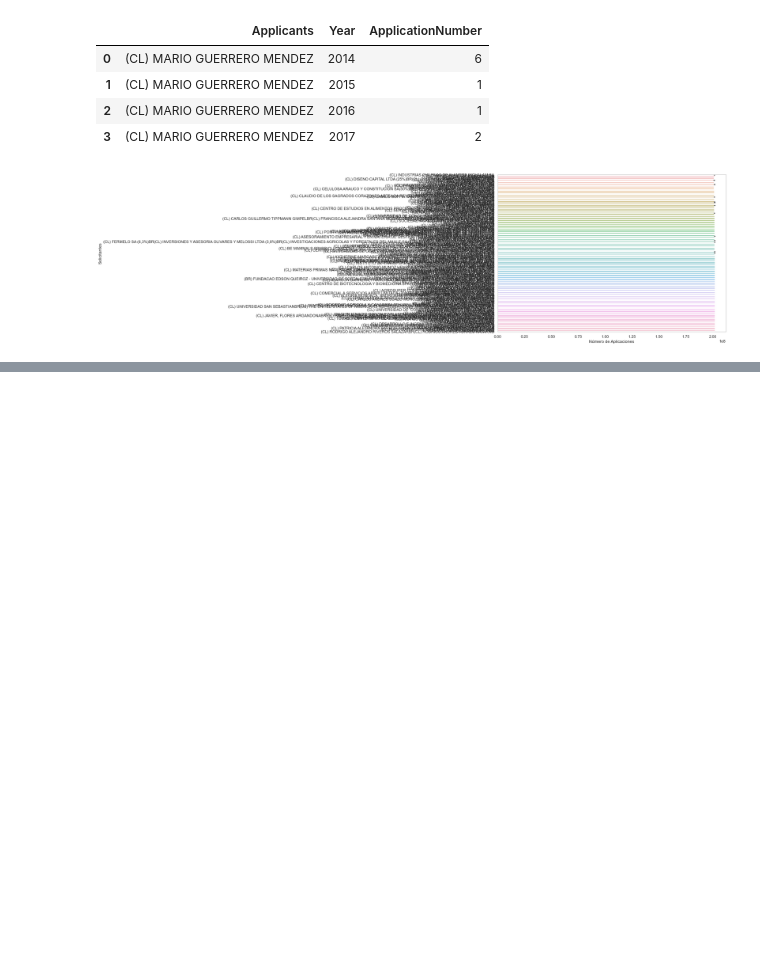
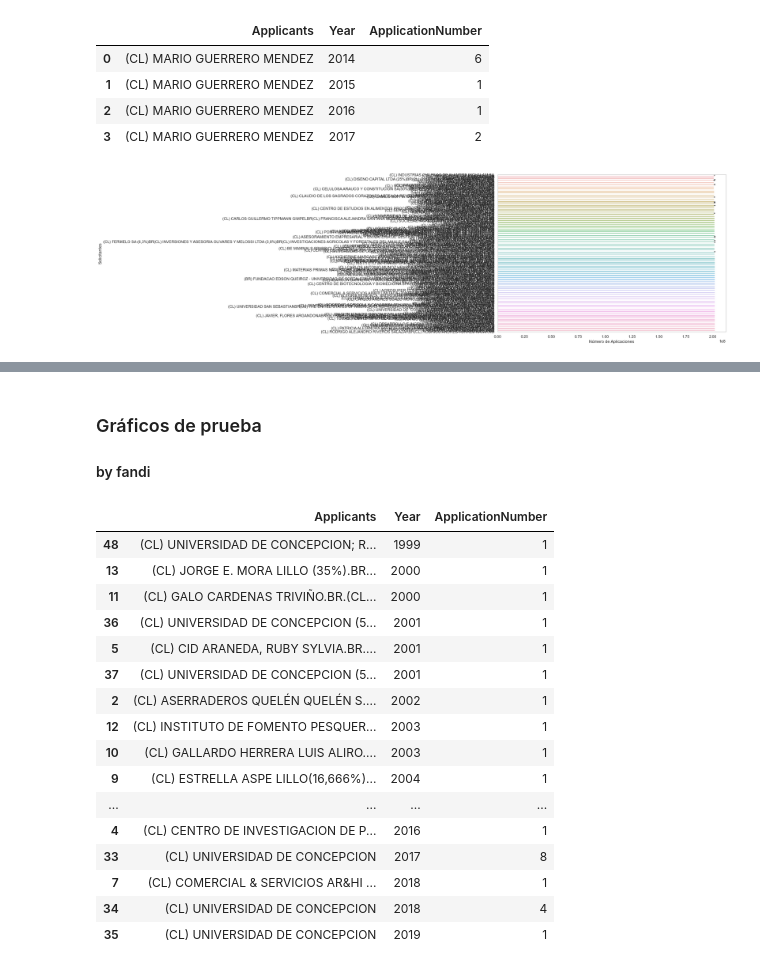
Before and after one commit to Ubb-Nodo-ctci/INAPI2, a Jupyter notebook: INAPI2.ipynb, the cells around one changed output, grey strips where cells are left out. Cells and saved outputs as stored; diff of their text form; code cells hidden in the pictures; blank space fills up the shorter version.

```diff
--- a/INAPI2.ipynb
+++ b/INAPI2.ipynb
@@ -18,10 +18,13 @@ def getConcatenatedDF(who):
     if (sys=='Darwin' or sys=='Linux'):
         os.chdir('./data/'+who)
     elif (sys =='Windows'):
+        path= os.getcwd()
         if (who == 'Applications'):
-            os.chdir(r'C:\Users\Luis\desktop\INAPI\data\Applications')
+            path+='\data\Applications'
+            os.chdir(path)
         else:
-            os.chdir(r'C:\Users\Luis\desktop\INAPI\data\Registers')
+            path+='\data\Registers'
+            os.chdir(path)
 
     r = os.listdir()
     df= []
@@ -238,0 +214,3 @@ print(len(df['ApplicationNumber'].unique()))
+# %% [markdown]
+### Gráficos de prueba
+#### by fandi
@@ -238,0 +219,20 @@ print(len(df['ApplicationNumber'].unique()))
+# %%
+array_applicants_data[0]
+# %% [output]
+|  | Applicants | Year | ApplicationNumber |
+| 48 | (CL) UNIVERSIDAD DE CONCEPCION; R... | 1999 | 1 |
+| 13 | (CL) JORGE E. MORA LILLO (35%).BR... | 2000 | 1 |
+| 11 | (CL) GALO CARDENAS TRIVIÑO.BR.(CL... | 2000 | 1 |
+| 36 | (CL) UNIVERSIDAD DE CONCEPCION (5... | 2001 | 1 |
+| 5 | (CL) CID ARANEDA, RUBY SYLVIA.BR.... | 2001 | 1 |
+| 37 | (CL) UNIVERSIDAD DE CONCEPCION (5... | 2001 | 1 |
+| 2 | (CL) ASERRADEROS QUELÉN QUELÉN S.... | 2002 | 1 |
+| 12 | (CL) INSTITUTO DE FOMENTO PESQUER... | 2003 | 1 |
+| 10 | (CL) GALLARDO HERRERA LUIS ALIRO.... | 2003 | 1 |
+| 9 | (CL) ESTRELLA ASPE LILLO(16,666%)... | 2004 | 1 |
+| ... | ... | ... | ... |
+| 4 | (CL) CENTRO DE INVESTIGACION DE P... | 2016 | 1 |
+| 33 | (CL) UNIVERSIDAD DE CONCEPCION | 2017 | 8 |
+| 7 | (CL) COMERCIAL & SERVICIOS AR&HI ... | 2018 | 1 |
+| 34 | (CL) UNIVERSIDAD DE CONCEPCION | 2018 | 4 |
+| 35 | (CL) UNIVERSIDAD DE CONCEPCION | 2019 | 1 |
```
Also changed, not shown: parts of 17 cells of this notebook.
